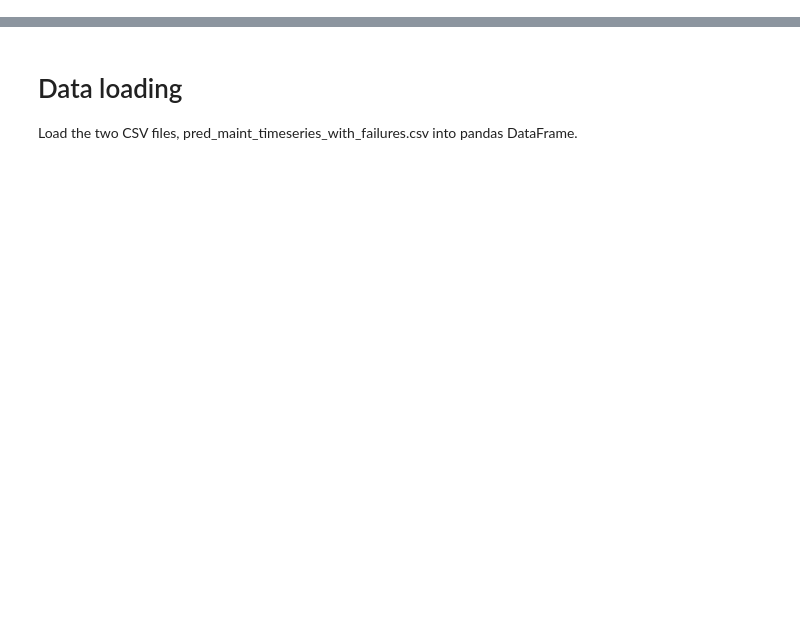
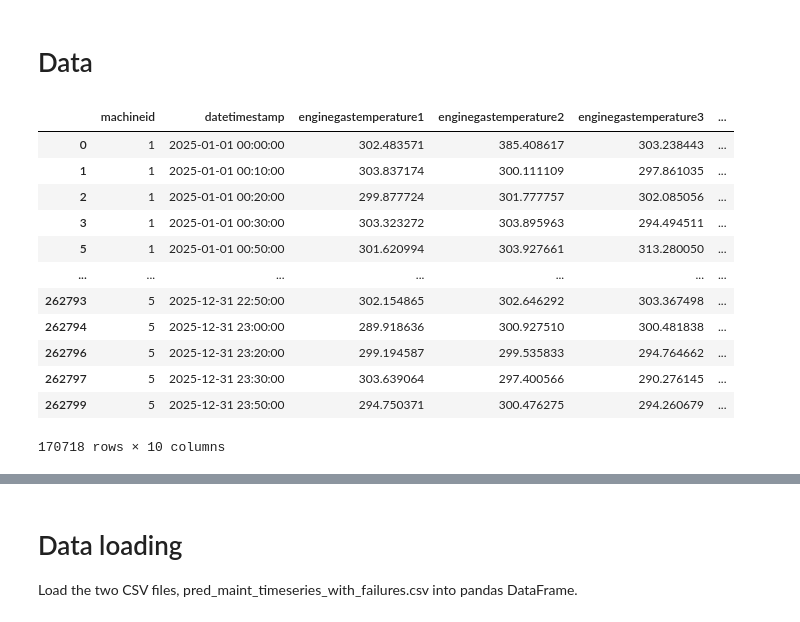
Before and after one commit to rosa-lpz/Data-Science-Portfolio, a Jupyter notebook: Predictive Maintenance/pred_maint_failures/notebooks/03-model.ipynb, the cells around one changed output, grey strips where cells are left out. Saved outputs shown, nothing was run; the diff lists cells and outputs as text; code cells hidden in the pictures; blank space fills up the shorter version.

```diff
--- a/Predictive Maintenance/pred_maint_failures/notebooks/03-model.ipynb
+++ b/Predictive Maintenance/pred_maint_failures/notebooks/03-model.ipynb
@@ -22,0 +106,18 @@ from statsmodels.tsa.seasonal import seasonal_decompose
+# %% [markdown]
+# Data
+# %%
+df
+# %% [output]
+|  | machineid | datetimestamp | enginegastemperature1 | enginegastemperature2 | enginegastemperature3 | ... |
+| 0 | 1 | 2025-01-01 00:00:00 | 302.483571 | 385.408617 | 303.238443 | ... |
+| 1 | 1 | 2025-01-01 00:10:00 | 303.837174 | 300.111109 | 297.861035 | ... |
+| 2 | 1 | 2025-01-01 00:20:00 | 299.877724 | 301.777757 | 302.085056 | ... |
+| 3 | 1 | 2025-01-01 00:30:00 | 303.323272 | 303.895963 | 294.494511 | ... |
+| 5 | 1 | 2025-01-01 00:50:00 | 301.620994 | 303.927661 | 313.280050 | ... |
+| ... | ... | ... | ... | ... | ... | ... |
+| 262793 | 5 | 2025-12-31 22:50:00 | 302.154865 | 302.646292 | 303.367498 | ... |
+| 262794 | 5 | 2025-12-31 23:00:00 | 289.918636 | 300.927510 | 300.481838 | ... |
+| 262796 | 5 | 2025-12-31 23:20:00 | 299.194587 | 299.535833 | 294.764662 | ... |
+| 262797 | 5 | 2025-12-31 23:30:00 | 303.639064 | 297.400566 | 290.276145 | ... |
+| 262799 | 5 | 2025-12-31 23:50:00 | 294.750371 | 300.476275 | 294.260679 | ... |
+170718 rows × 10 columns
```
Also changed, not shown: parts of 15 cells of this notebook, 6 other files.
